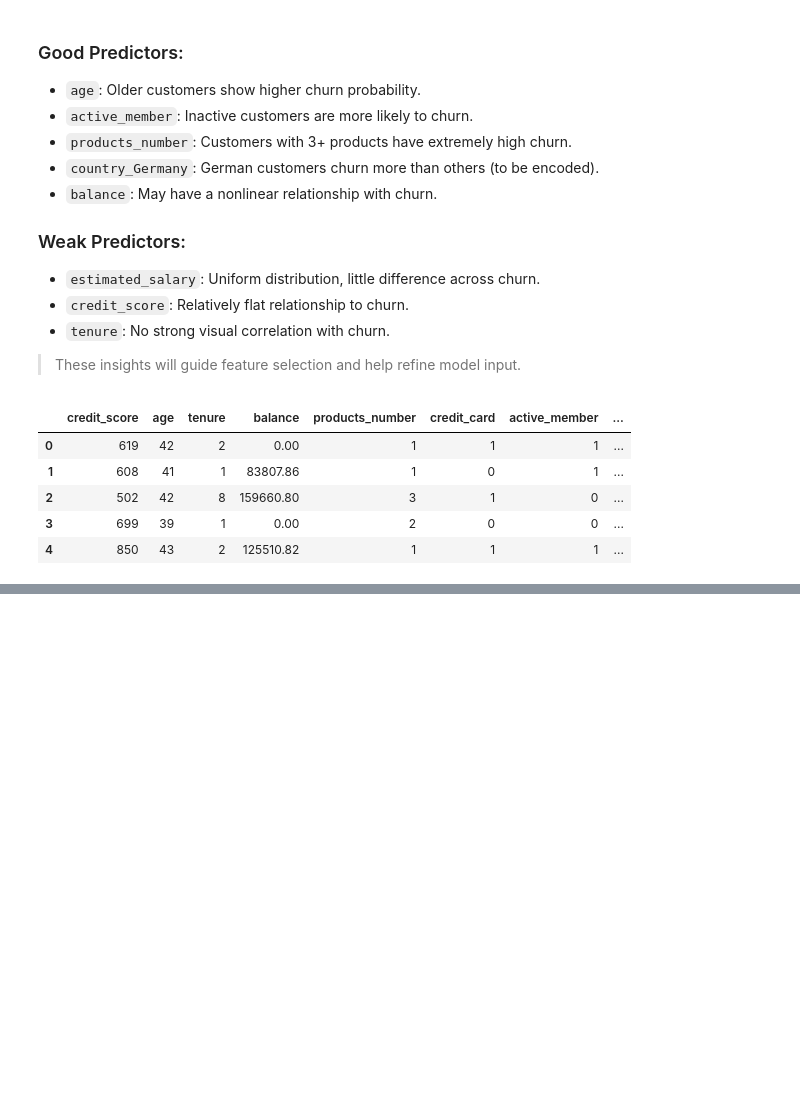
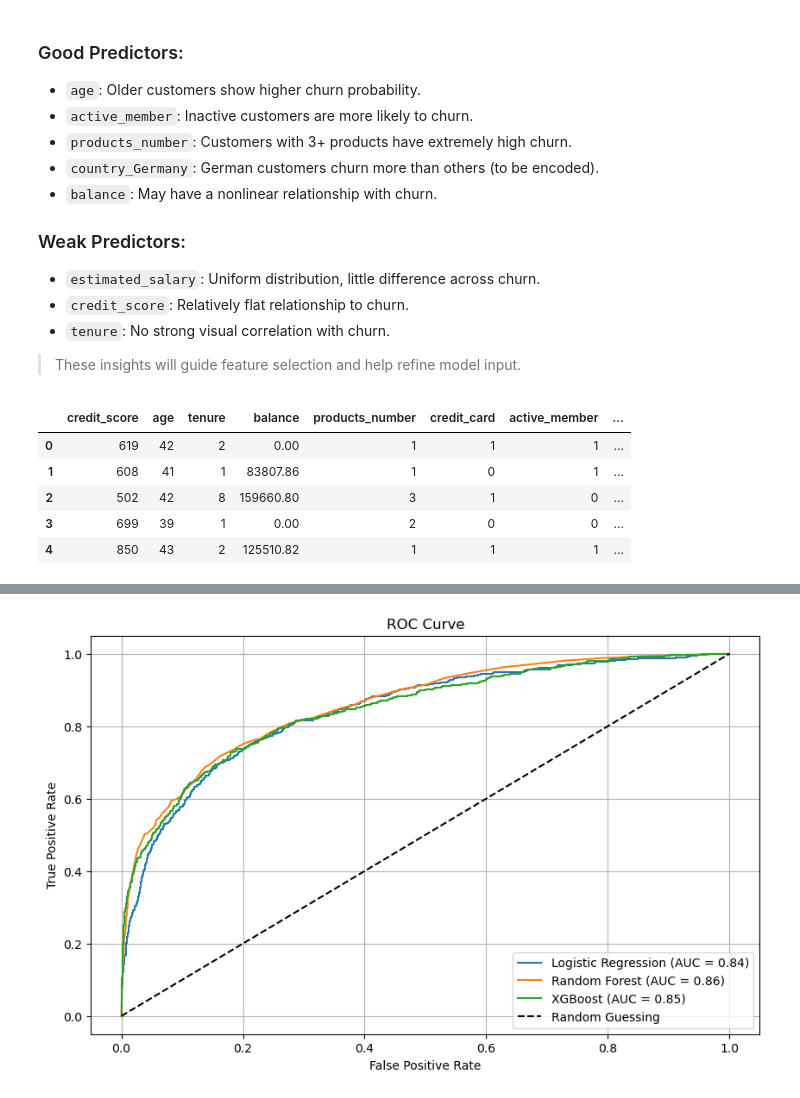
Before and after one commit to YangChen-analyst/bank-customer-churn-prediction, a Jupyter notebook: notebooks/Bank Customer Churn Prediction.ipynb, the cells around one changed output, grey strips where cells are left out. Saved outputs shown, nothing was run; the diff lists cells and outputs as text; code cells hidden in the pictures; blank space fills up the shorter version.

```diff
--- a/notebooks/Bank Customer Churn Prediction.ipynb
+++ b/notebooks/Bank Customer Churn Prediction.ipynb
@@ -269,0 +280,14 @@ X_train, X_test, y_train, y_test = train_test_split(X, y, test_size=0.3, random_
+# %%
+# Initialize the model: logistic regression, random forest, etc.
+lr = LogisticRegression()
+rf = RandomForestClassifier(random_state=42)
+xgb = XGBClassifier(eval_metric='logloss', random_state=42)
+
+# train the model: logistic regression, random forest, etc.
+lr.fit(X_train, y_train)
+rf.fit(X_train, y_train)
+xgb.fit(X_train, y_train)
+# predict the test set
+y_pred_lr = lr.predict(X_test)
+y_pred_rf = rf.predict(X_test)
+y_pred_xgb = xgb.predict(X_test)
@@ -269,0 +355,31 @@ X_train, X_test, y_train, y_test = train_test_split(X, y, test_size=0.3, random_
+# %%
+# Predict probabilities (class = 1)
+y_prob_lr = lr.predict_proba(X_test)[:, 1]
+y_prob_rf = rf.predict_proba(X_test)[:, 1]
+y_prob_xgb = xgb.predict_proba(X_test)[:, 1]
+
+# calculate ROC curve
+fpr_lr, tpr_lr, _ = roc_curve(y_test, y_prob_lr)
+fpr_rf, tpr_rf, _ = roc_curve(y_test, y_prob_rf)
+fpr_xgb, tpr_xgb, _ = roc_curve(y_test, y_prob_xgb)
+
+# Calculate AUC
+roc_auc_lr = roc_auc_score(y_test, y_prob_lr)
+roc_auc_rf = roc_auc_score(y_test, y_prob_rf)
+roc_auc_xgb = roc_auc_score(y_test, y_prob_xgb)
+
+# Plot ROC Curve
+plt.figure(figsize=(10, 6))
+plt.plot(fpr_lr, tpr_lr, label=f'Logistic Regression (AUC = {roc_auc_lr:.2f})')
+plt.plot(fpr_rf, tpr_rf, label=f'Random Forest (AUC = {roc_auc_rf:.2f})')
+plt.plot(fpr_xgb, tpr_xgb, label=f'XGBoost (AUC = {roc_auc_xgb:.2f})')
+plt.plot([0, 1], [0, 1], 'k--', label='Random Guessing')
+
+plt.title('ROC Curve')
+plt.xlabel('False Positive Rate')
+plt.ylabel('True Positive Rate')
+plt.legend()
+plt.grid()
+plt.show()
+# %% [output]
+[figure, added]
```
Also changed, not shown: parts of 19 cells of this notebook, 6 other files.
